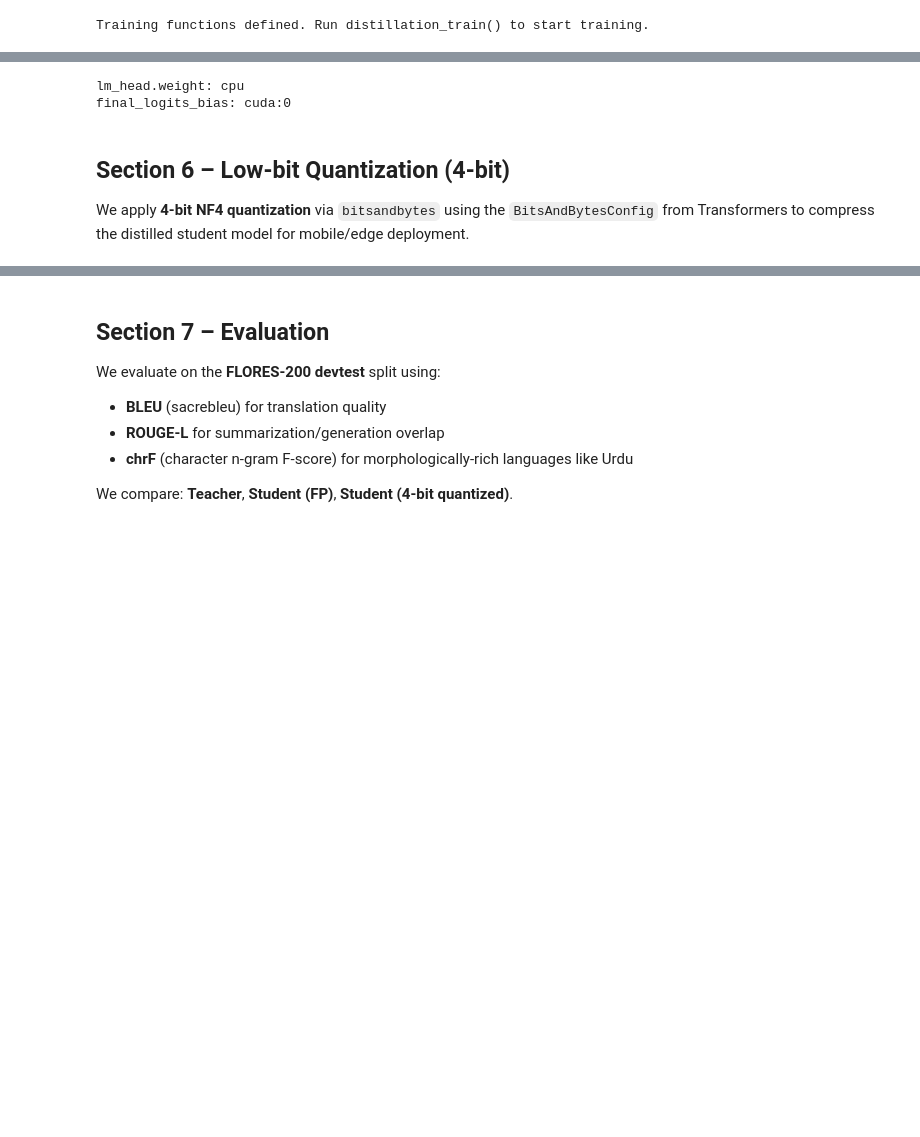
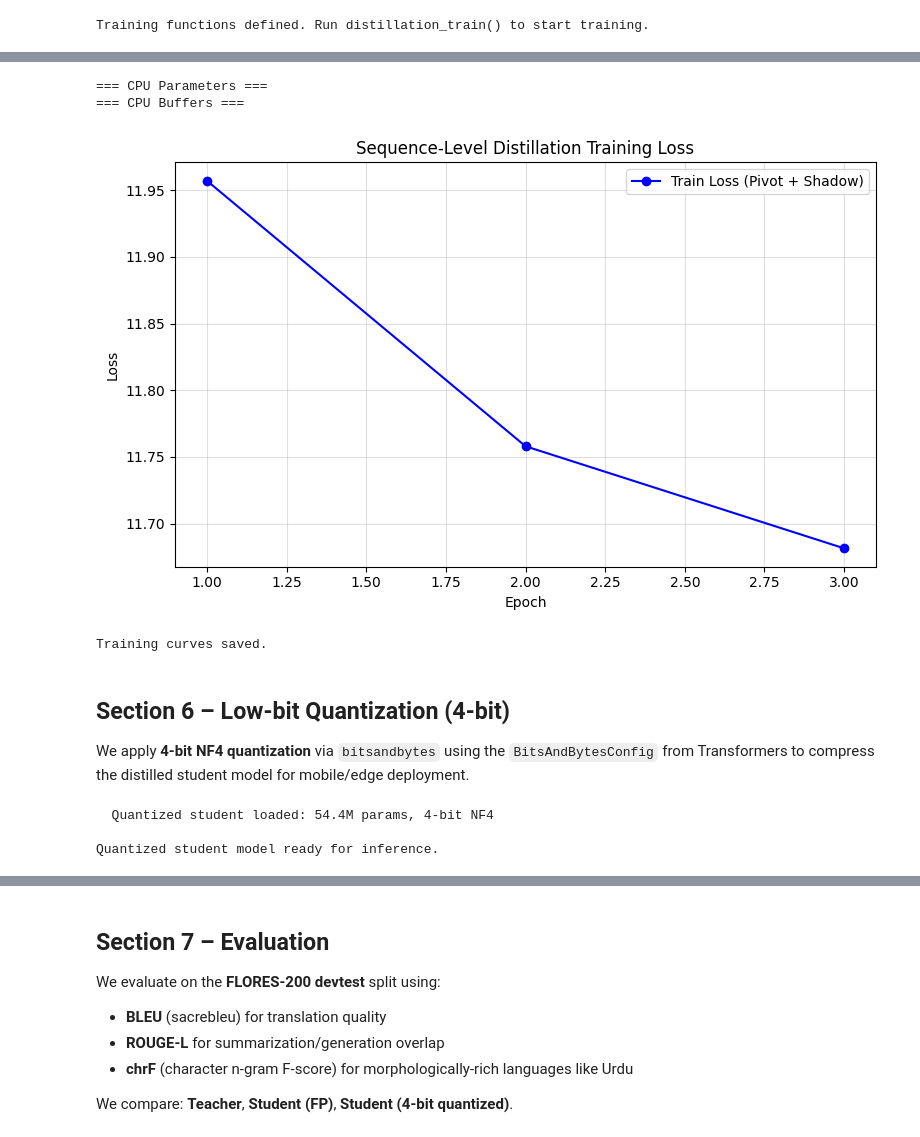
Before and after one commit to ShahzaibAli-1/Adaptive-Token-Pruning-Boosting-Cross-Lingual, a Jupyter notebook: NLP_Project.ipynb, the cells around one changed output, grey strips where cells are left out. Drawn from its saved outputs; the diff is of its cells as text; code cells hidden in the pictures; blank space fills up the shorter version.

```diff
--- a/NLP_Project.ipynb
+++ b/NLP_Project.ipynb
@@ -776,7 +757,14 @@ def visualise_pruning_stats(pruner: AdaptiveTokenPruner, tokenizer, sample_texts
         ax.axhline(y=CFG.pruning_threshold, color="orange", linestyle="--", label=f"threshold={CFG.pruning_threshold}")
         ax.legend(fontsize=8)
 
+
     plt.tight_layout()
+
+    # --- ADD THESE TWO LINES ---
+    import os
+    os.makedirs(CFG.output_dir, exist_ok=True)
+    # ---------------------------
+
     plt.savefig(f"{CFG.output_dir}/pruning_stats.png", dpi=150)
     plt.show()
     print("Pruning visualisation saved.")
@@ -1197,16 +1107,16 @@ Training functions defined. Run distillation_train() to start training.
 
 training_history = distillation_train(
     student_model=student_model,
-    teacher_model=teacher_model,
-    pruned_teacher=pruned_teacher,
     train_loader=train_loader,
     eval_loader=eval_loader,
-    criterion=distill_criterion,
     cfg=CFG,
-    device=DEVICE,
+    device=DEVICE
 )
 
+
 # Save distilled student model
+import os
+os.makedirs(CFG.model_dir, exist_ok=True)  # Added this just to prevent the OSError here too!
 student_save_path = Path(CFG.model_dir) / "student_distilled"
 student_model.save_pretrained(str(student_save_path))
 student_tokenizer.save_pretrained(str(student_save_path))
@@ -1219,46 +1129,42 @@ RuntimeError: Expected all tensors to be on the same device, but found at least
 # %%
-print("lm_head.weight:", teacher_model.lm_head.weight.device)
-print("final_logits_bias:", teacher_model.final_logits_bias.device)
+# Find every CPU tensor in the model
+print("=== CPU Parameters ===")
+for name, param in teacher_model.named_parameters():
+    if param.device.type == "cpu":
+        print(f"  PARAM: {name}")
 
-# Check all buffers (not just parameters)
+print("=== CPU Buffers ===")
 for name, buf in teacher_model.named_buffers():
     if buf.device.type == "cpu":
-        print(f"CPU buffer found: {name} → {buf.device}")
+        print(f"  BUFFER: {name}")
 # %% [output]
-lm_head.weight: cpu
-final_logits_bias: cuda:0
+=== CPU Parameters ===
+=== CPU Buffers ===
 # %%
 # ─────────────────────────────────────────────
 # 5.6  Training Loss Curves
 # ─────────────────────────────────────────────
 
 def plot_training_history(history: Dict[str, List[float]]):
     epochs = range(1, len(history["train_loss"]) + 1)
-    fig, axes = plt.subplots(1, 2, figsize=(14, 5))
+    fig, ax = plt.subplots(figsize=(8, 5))
 
-    axes[0].plot(epochs, history["train_loss"], "b-o", label="Train Loss")
-    axes[0].plot(epochs, history["eval_loss"],  "r-o", label="Eval Loss")
-    axes[0].set_xlabel("Epoch")
-    axes[0].set_ylabel("Loss")
-    axes[0].set_title("Total Distillation Loss")
-    axes[0].legend()
-    axes[0].grid(True)
-
-    axes[1].plot(epochs, history["train_ce"], "g-o", label="CE Loss")
-    axes[1].plot(epochs, history["train_kd"], "m-o", label="KD Loss")
-    axes[1].set_xlabel("Epoch")
-    axes[1].set_ylabel("Loss")
-    axes[1].set_title("CE vs KD Component Losses (Train)")
-    axes[1].legend()
-    axes[1].grid(True)
+    ax.plot(epochs, history["train_loss"], "b-o", label="Train Loss (Pivot + Shadow)")
+    ax.set_xlabel("Epoch")
+    ax.set_ylabel("Loss")
+    ax.set_title("Sequence-Level Distillation Training Loss")
+    ax.legend()
+    ax.grid(True, alpha=0.4)
 
     plt.tight_layout()
     plt.savefig(f"{CFG.output_dir}/training_curves.png", dpi=150)
     plt.show()
     print("Training curves saved.")
 
-
 plot_training_history(training_history)
+# %% [output]
+[figure, added]
+Training curves saved.
 # %% [markdown]
 ## Section 6 – Low-bit Quantization (4-bit)
 
@@ -1273,28 +1179,21 @@ def load_quantized_student(
     bits: int = 4,
     device_map: str = "auto",
 ) -> Tuple[Any, Any]:
-    """
-    Reload the distilled student model with 4-bit NF4 quantization.
-    This dramatically reduces memory footprint (~4x over fp16).
-
-    Note: bitsandbytes 4-bit inference requires a CUDA GPU.
-    On CPU-only machines we fall back to fp32.
-    """
     if not torch.cuda.is_available():
-        print("  CUDA not available – loading student in fp32 (no quantization).")
+        print("  CUDA not available – loading student in fp32.")
         tok = AutoTokenizer.from_pretrained(model_path)
         mdl = AutoModelForSeq2SeqLM.from_pretrained(model_path)
         return tok, mdl
 
     bnb_config = BitsAndBytesConfig(
         load_in_4bit=True,
-        bnb_4bit_quant_type="nf4",             # Normal Float 4
-        bnb_4bit_compute_dtype=torch.float16,  # computation still in fp16
-        bnb_4bit_use_double_quant=True,        # nested quantization saves ~0.4 bits/param
+        bnb_4bit_quant_type="nf4",
+        bnb_4bit_compute_dtype=torch.float16,
+        bnb_4bit_use_double_quant=True,
     )
     tok = AutoTokenizer.from_pretrained(model_path)
     mdl = AutoModelForSeq2SeqLM.from_pretrained(
-        model_path,
+        model_path,          # <-- Load the SAVED distilled model, not the original!
         quantization_config=bnb_config,
         device_map=device_map,
     )
@@ -1302,13 +1201,16 @@ def load_quantized_student(
     print(f"  Quantized student loaded: {total_params:.1f}M params, 4-bit NF4")
     return tok, mdl
 
-
 student_save_path = str(Path(CFG.model_dir) / "student_distilled")
 q_tokenizer, quantized_student = load_quantized_student(
     student_save_path,
     bits=CFG.quantization_bits,
 )
 print("\nQuantized student model ready for inference.")
+# %% [output]
+  Quantized student loaded: 54.4M params, 4-bit NF4
+
+Quantized student model ready for inference.
 # %%
 # ─────────────────────────────────────────────
 # 6.2  Model Size Comparison
```
Also changed, not shown: parts of 24 cells of this notebook, 8 other files.
